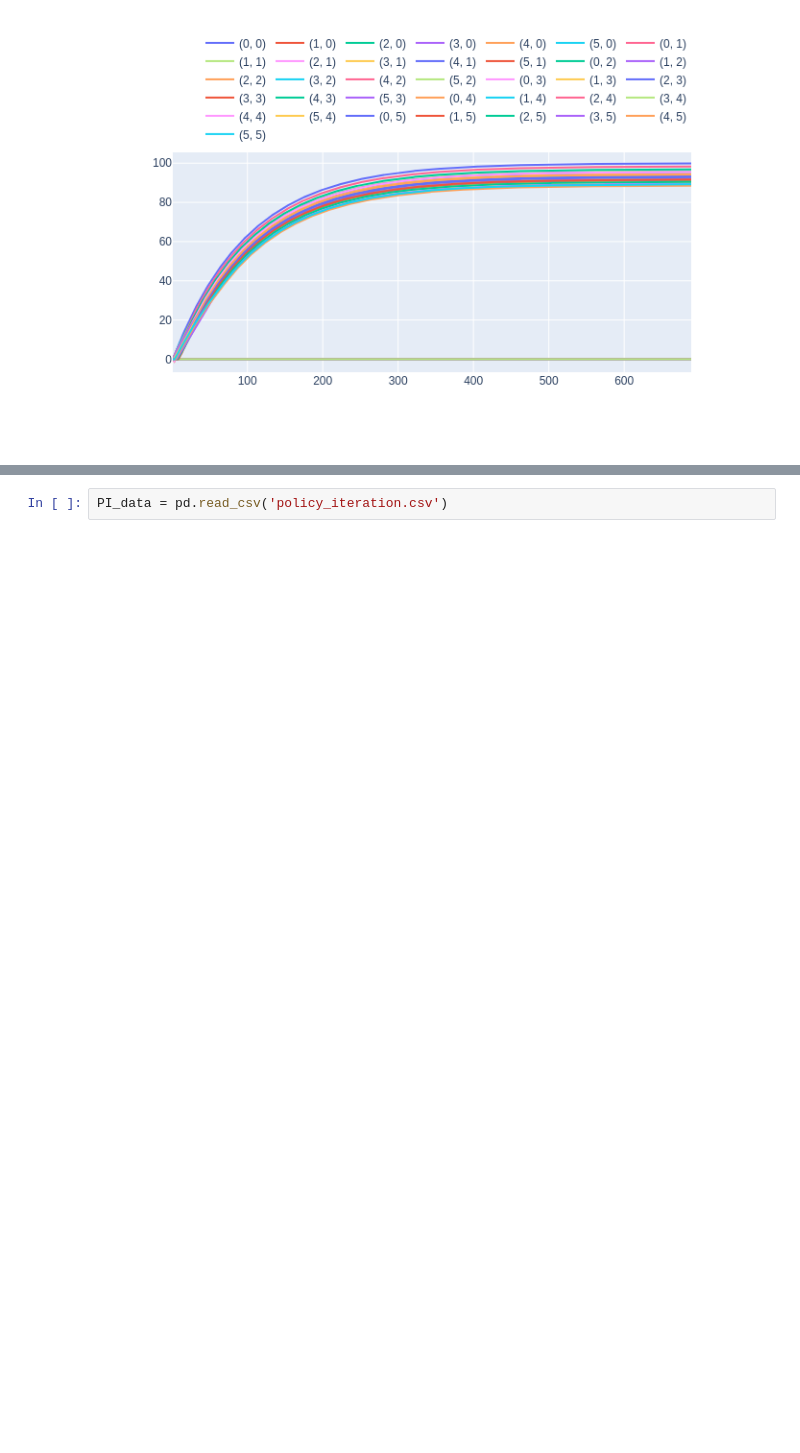
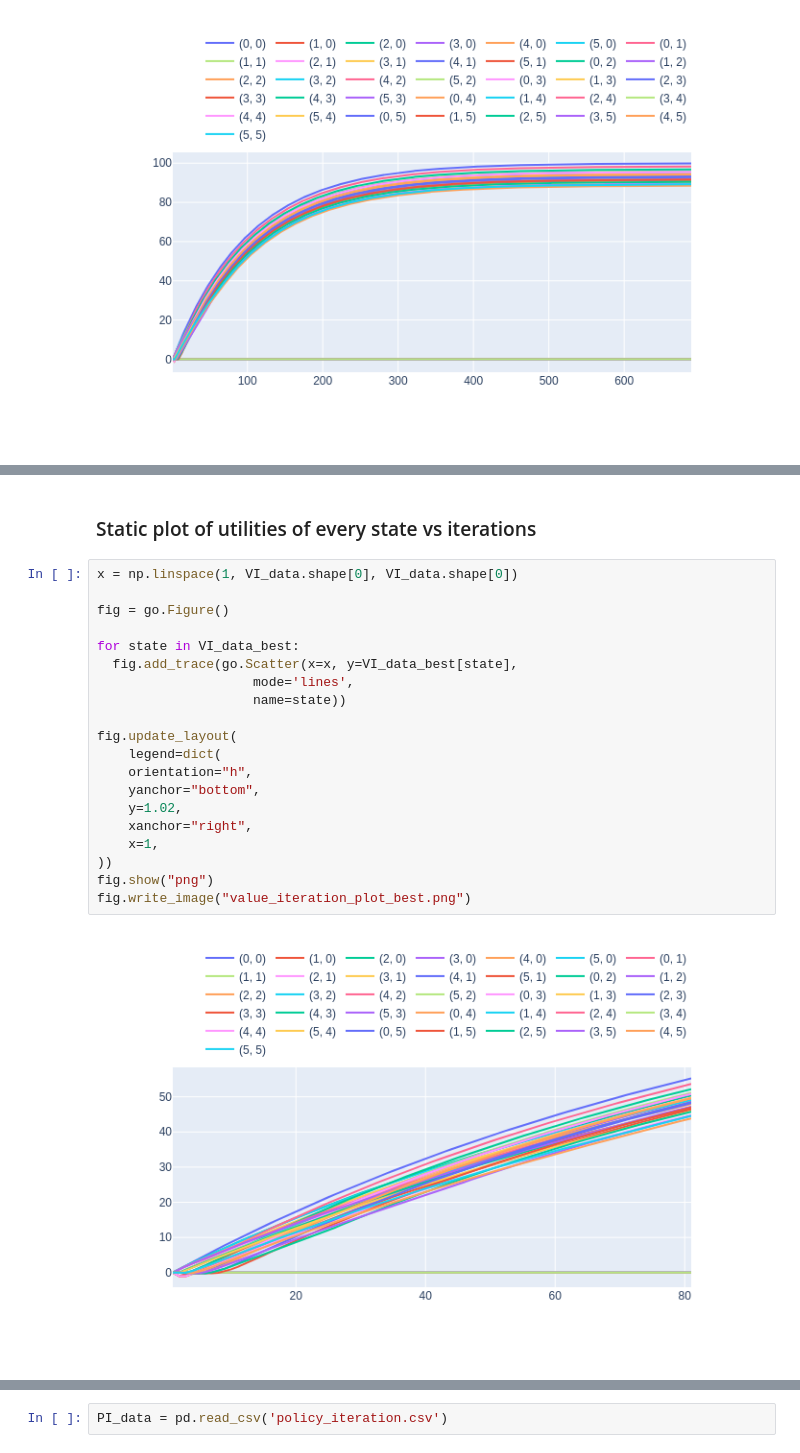
Before and after one commit to Atul-Acharya-17/Markov-Decision-Process, a Jupyter notebook: analysis/analysis.ipynb, the cells around one changed output, grey strips where cells are left out. Cells and saved outputs as stored; diff of their text form; blank space fills up the shorter version.

```diff
--- a/analysis/analysis.ipynb
+++ b/analysis/analysis.ipynb
@@ -104,0 +134,24 @@ fig.write_image("value_iteration_plot.png")
+# %% [markdown]
+### Static plot of utilities of every state vs iterations
+# %%
+x = np.linspace(1, VI_data.shape[0], VI_data.shape[0])
+
+fig = go.Figure()
+
+for state in VI_data_best:
+  fig.add_trace(go.Scatter(x=x, y=VI_data_best[state],
+                    mode='lines',
+                    name=state))
+
+fig.update_layout(
+    legend=dict(
+    orientation="h",
+    yanchor="bottom",
+    y=1.02,
+    xanchor="right",
+    x=1,
+))
+fig.show("png")
+fig.write_image("value_iteration_plot_best.png")
+# %% [output]
+[figure, added]
```
Also changed, not shown: parts of 24 cells of this notebook, 3 other files.
